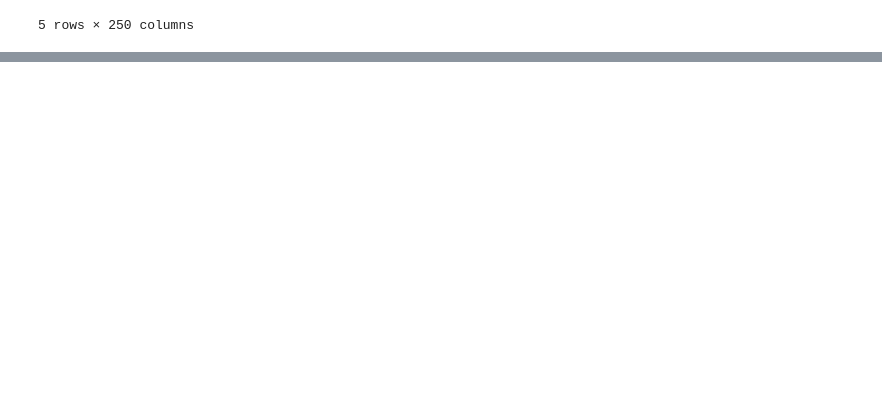
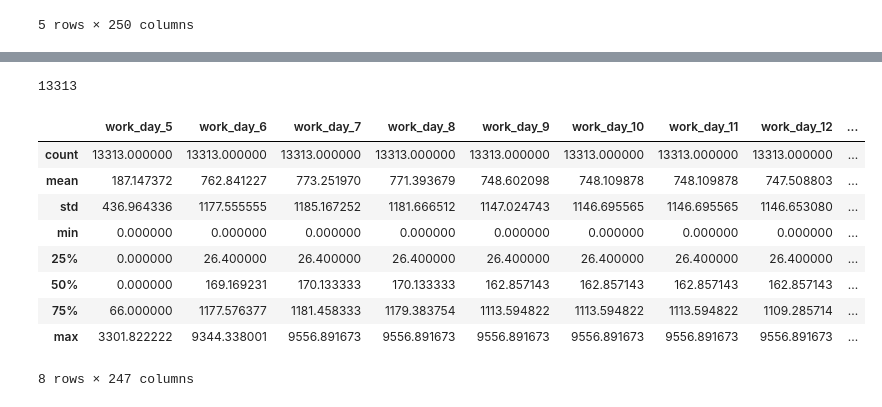
Before and after one commit to MargoILIrita/samaraOT, a Jupyter notebook: samara_ot.ipynb, the cells around one changed output, grey strips where cells are left out. Drawn from its saved outputs; the diff is of its cells as text; code cells hidden in the pictures; blank space fills up the shorter version.

```diff
--- a/samara_ot.ipynb
+++ b/samara_ot.ipynb
@@ -488,0 +493,18 @@ edge_weights_df.to_csv('edge_weights_df.csv')
+# %%
+edge_w_df[col] = edge_w_df[col].astype(float)
+len(edge_w_df)
+# %% [output]
+13313
+# %%
+edge_w_df.describe()
+# %% [output]
+|  | work_day_5 | work_day_6 | work_day_7 | work_day_8 | work_day_9 | work_day_10 | work_day_11 | work_day_12 | ... |
+| count | 13313.000000 | 13313.000000 | 13313.000000 | 13313.000000 | 13313.000000 | 13313.000000 | 13313.000000 | 13313.000000 | ... |
+| mean | 187.147372 | 762.841227 | 773.251970 | 771.393679 | 748.602098 | 748.109878 | 748.109878 | 747.508803 | ... |
+| std | 436.964336 | 1177.555555 | 1185.167252 | 1181.666512 | 1147.024743 | 1146.695565 | 1146.695565 | 1146.653080 | ... |
+| min | 0.000000 | 0.000000 | 0.000000 | 0.000000 | 0.000000 | 0.000000 | 0.000000 | 0.000000 | ... |
+| 25% | 0.000000 | 26.400000 | 26.400000 | 26.400000 | 26.400000 | 26.400000 | 26.400000 | 26.400000 | ... |
+| 50% | 0.000000 | 169.169231 | 170.133333 | 170.133333 | 162.857143 | 162.857143 | 162.857143 | 162.857143 | ... |
+| 75% | 66.000000 | 1177.576377 | 1181.458333 | 1179.383754 | 1113.594822 | 1113.594822 | 1113.594822 | 1109.285714 | ... |
+| max | 3301.822222 | 9344.338001 | 9556.891673 | 9556.891673 | 9556.891673 | 9556.891673 | 9556.891673 | 9556.891673 | ... |
+8 rows × 247 columns
```
Also changed, not shown: parts of 13 cells of this notebook, 1 other file.
